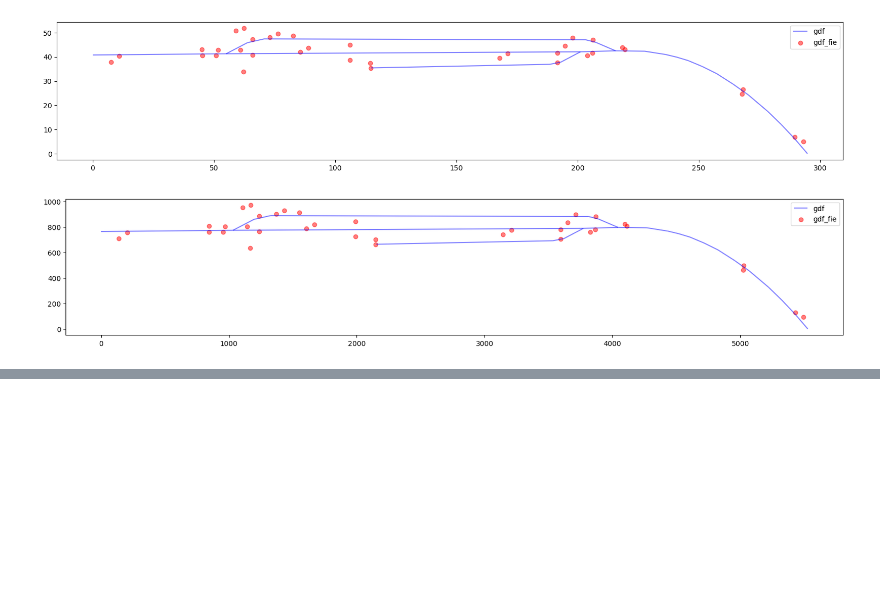
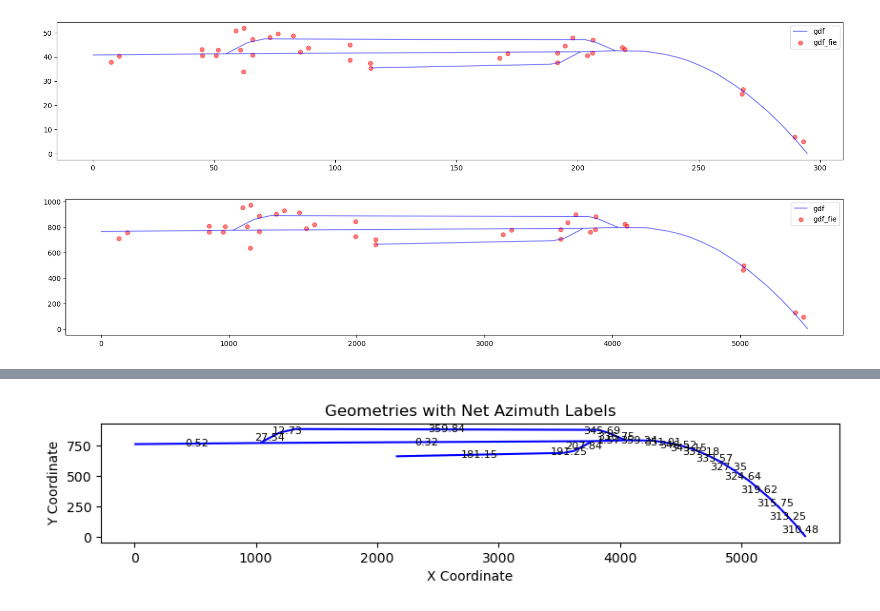
Before and after one commit to mwoj-tech/geo2screen, a Jupyter notebook: main.ipynb, the cells around one changed output, grey strips where cells are left out. Cells and saved outputs as stored; diff of their text form; code cells hidden in the pictures; blank space fills up the shorter version.

```diff
--- a/main.ipynb
+++ b/main.ipynb
@@ -155,3 +160,20 @@ plt.show()
 # Save the GeoDataFrame as a GeoJSON file
 gdf_net.to_file('24-04-24_template_geo2scheme_geojson_NET-ELEMENTS-output_Tarnowo-Pom.geojson', driver='GeoJSON')
 gdf_fie.to_file('24-04-24_template_geo2scheme_geojson_FIE-output_Tarnowo-Pom.geojson', driver='GeoJSON')
+# %%
+# Define a function to calculate azimuth with values adjusted to follow the convention
+def calculate_azimuth(geometry):
+    start_point = geometry.interpolate(0)
+    end_point = geometry.interpolate(1)
+    dx = end_point.x - start_point.x
+    dy = end_point.y - start_point.y
+    azimuth = np.arctan2(dy, dx) * 180 / np.pi
+    azimuth = (90 - azimuth) % 360  # Adjust azimuth to follow convention
+    return azimuth
+
+# Calculate azimuth for gdf_net and add it as a new column
+gdf_net['net_azimuth'] = gdf_net['geometry'].apply(calculate_azimuth)
+
+# Print the first few rows of the modified GeoDataFrames
+print("Modified gdf_net:")
+print(gdf_net.head())
@@ -157,0 +188,19 @@ gdf_fie.to_file('24-04-24_template_geo2scheme_geojson_FIE-output_Tarnowo-Pom.geo
+# %%
+# Plot the geometries
+fig, ax = plt.subplots(figsize=(10, 10))
+gdf_net.plot(ax=ax, color='blue')
+
+# Add labels for net_azimuth
+for idx, row in gdf_net.iterrows():
+    centroid = row.geometry.centroid
+    ax.text(centroid.x, centroid.y, f"{row['net_azimuth']:.2f}", fontsize=8, ha='center', va='center')
+
+# Set plot title and labels
+ax.set_title('Geometries with Net Azimuth Labels')
+ax.set_xlabel('X Coordinate')
+ax.set_ylabel('Y Coordinate')
+
+# Show plot
+plt.show()
+# %% [output]
+[figure, added]
```
Also changed, not shown: parts of 4 cells of this notebook.
